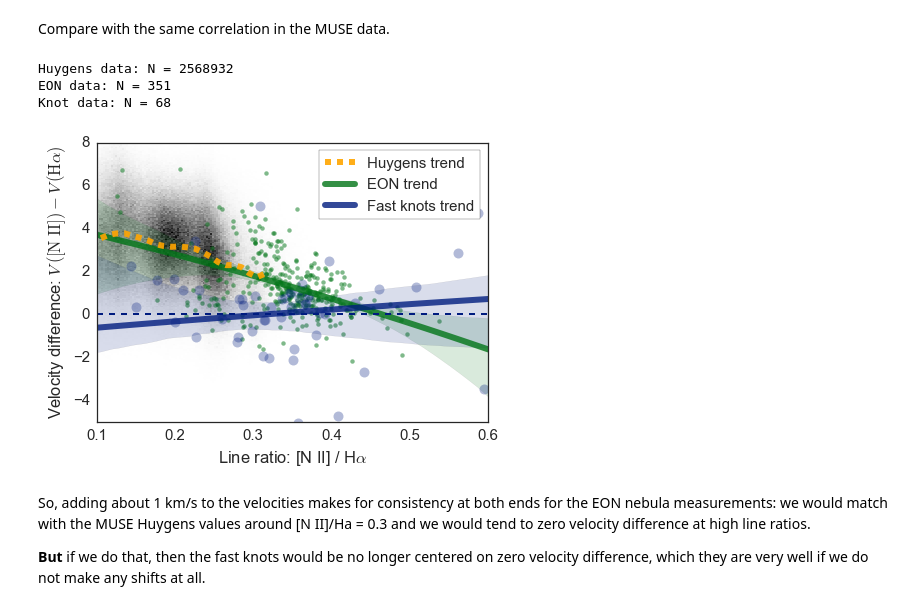
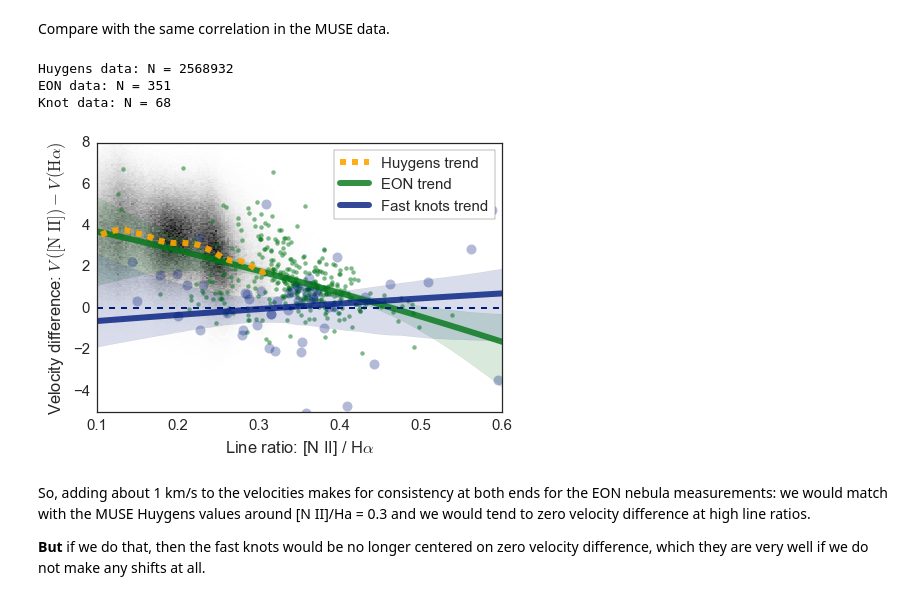
Before and after one commit to will-henney/orion-west, a Jupyter notebook: test-knot-fit.ipynb, the cells around one changed output. Drawn from its saved outputs; the diff is of its cells as text; code cells hidden in the pictures.

Commit message:
Add more histograms to Will extras paper

```diff
--- a/test-knot-fit.ipynb
+++ b/test-knot-fit.ipynb
@@ -742,34 +764,35 @@ print('EON data: N =', len(Xc))
 X = 1.13*d.F.nii/d.F.ha
 Y = d.V.nii - d.V.ha
 mW = (d.W.nii < 30.0) & (fast )
 #ax.scatter(X[mW], Y[mW], s=100, alpha=0.3, c='c', label='Fast knots')
 sns.regplot(X[mW], Y[mW] + Yc_shift, ax=ax, robust=False, order=2,
             scatter_kws=dict(s=100, alpha=0.3, color='b', label='Fast knots'),
             line_kws=dict(color='b', lw=6, alpha=0.8, label='Fast knots trend')
            )
 print('Knot data: N =', len(X[mW]))
 
 
 #dx = 0.05
 #xgrid = np.arange(xmin, xmax, dx) + 0.5*dx
 #ykgrid, dykgrid = make_ygrid(X[mW], Y[mW], [0.15, 0.65])
 #ax.plot(xgrid, ykgrid, c='c', lw=6, alpha=0.8, label='Fast knots trend')
 
 ax.axhline(0.0, lw=2, ls='--')
 legend = ax.legend(loc='upper right', fontsize='small', frameon=True)
 
 ax.set(
     xlim=[xmin, xmax],
     ylim=[ymin, ymax],
     xlabel=r'Line ratio: [N II] / H$\alpha$',
     ylabel=r'Velocity difference: $V\,(\mathrm{[N\ II]}) - V\,(\mathrm{H\alpha})$',
 );
+fig.tight_layout()
 fig.savefig('knot-dv-versus-nii-ha-ratio.pdf')
 # %% [output]
 Huygens data: N = 2568932
 EON data: N = 351
 Knot data: N = 68
-[figure, old version]
+[figure, new version]
 # %% [markdown]
 So, adding about 1 km/s to the velocities makes for consistency at both ends for the EON nebula measurements: we would match with the MUSE Huygens values around [N II]/Ha = 0.3 and we would tend to zero velocity difference at high line ratios.
 
```
Also changed, not shown: parts of 10 cells of this notebook, 5 other files.
